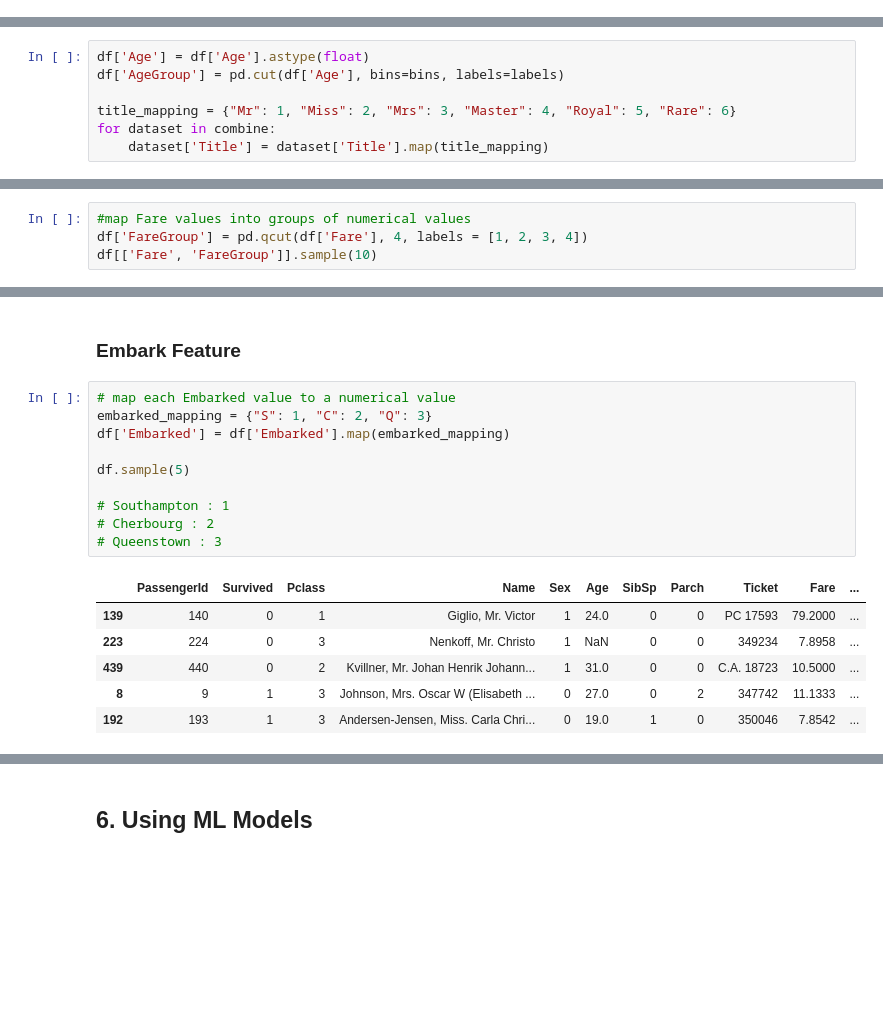
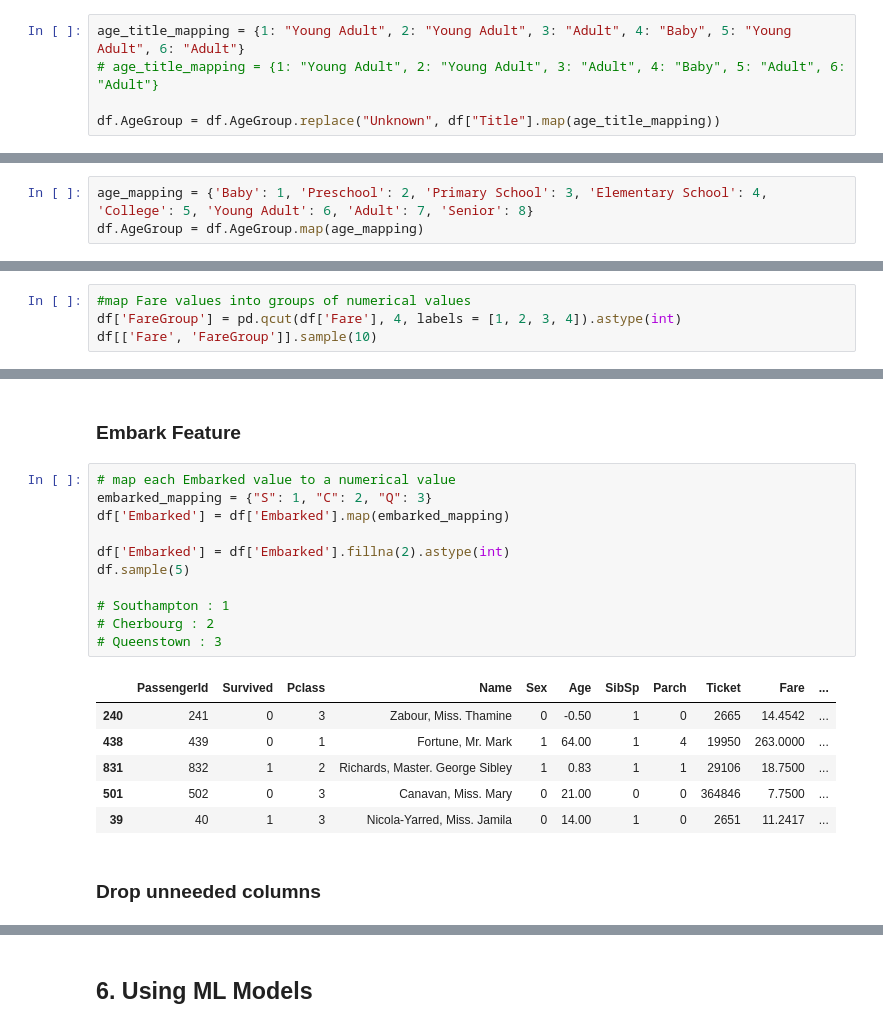
Before and after one commit to toon159/INT638, a Jupyter notebook: INT638.ipynb, the cells around one changed output, grey strips where cells are left out. Cells and saved outputs as stored; diff of their text form; blank space fills up the shorter version.

```diff
--- a/INT638.ipynb
+++ b/INT638.ipynb
@@ -288,0 +425,5 @@ memory usage: 92.9+ KB
+# %%
+age_title_mapping = {1: "Young Adult", 2: "Young Adult", 3: "Adult", 4: "Baby", 5: "Young Adult", 6: "Adult"}
+# age_title_mapping = {1: "Young Adult", 2: "Young Adult", 3: "Adult", 4: "Baby", 5: "Adult", 6: "Adult"}
+
+df.AgeGroup = df.AgeGroup.replace("Unknown", df["Title"].map(age_title_mapping))
@@ -289,3 +450,6 @@ memory usage: 92.9+ KB
+# %%
+age_mapping = {'Baby': 1, 'Preschool': 2, 'Primary School': 3, 'Elementary School': 4, 'College': 5, 'Young Adult': 6, 'Adult': 7, 'Senior': 8}
+df.AgeGroup = df.AgeGroup.map(age_mapping)
 # %% [markdown]
 ### Sex Feature
 # %%
@@ -312,7 +465,0 @@ AttributeError: 'str' object has no attribute 'Name'
-# %%
-df['Age'] = df['Age'].astype(float)
-df['AgeGroup'] = pd.cut(df['Age'], bins=bins, labels=labels)
-
-title_mapping = {"Mr": 1, "Miss": 2, "Mrs": 3, "Master": 4, "Royal": 5, "Rare": 6}
-for dataset in combine:
-    dataset['Title'] = dataset['Title'].map(title_mapping)
@@ -354,6 +496,6 @@ memory usage: 92.9+ KB
 # %%
 #map Fare values into groups of numerical values
-df['FareGroup'] = pd.qcut(df['Fare'], 4, labels = [1, 2, 3, 4])
+df['FareGroup'] = pd.qcut(df['Fare'], 4, labels = [1, 2, 3, 4]).astype(int)
 df[['Fare', 'FareGroup']].sample(10)
 # %% [output]
 |  | Fare | FareGroup |
@@ -402,20 +541,23 @@ sns.barplot(df['hasCabin'], df['Survived'], data=df)
 # %%
 # map each Embarked value to a numerical value
 embarked_mapping = {"S": 1, "C": 2, "Q": 3}
 df['Embarked'] = df['Embarked'].map(embarked_mapping)
 
+df['Embarked'] = df['Embarked'].fillna(2).astype(int)
 df.sample(5)
 
 # Southampton : 1
 # Cherbourg : 2
 # Queenstown : 3
 # %% [output]
 |  | PassengerId | Survived | Pclass | Name | Sex | Age | SibSp | Parch | Ticket | Fare | ... |
-| 139 | 140 | 0 | 1 | Giglio, Mr. Victor | 1 | 24.0 | 0 | 0 | PC 17593 | 79.2000 | ... |
-| 223 | 224 | 0 | 3 | Nenkoff, Mr. Christo | 1 | NaN | 0 | 0 | 349234 | 7.8958 | ... |
-| 439 | 440 | 0 | 2 | Kvillner, Mr. Johan Henrik Johann... | 1 | 31.0 | 0 | 0 | C.A. 18723 | 10.5000 | ... |
-| 8 | 9 | 1 | 3 | Johnson, Mrs. Oscar W (Elisabeth ... | 0 | 27.0 | 0 | 2 | 347742 | 11.1333 | ... |
-| 192 | 193 | 1 | 3 | Andersen-Jensen, Miss. Carla Chri... | 0 | 19.0 | 1 | 0 | 350046 | 7.8542 | ... |
+| 240 | 241 | 0 | 3 | Zabour, Miss. Thamine | 0 | -0.50 | 1 | 0 | 2665 | 14.4542 | ... |
+| 438 | 439 | 0 | 1 | Fortune, Mr. Mark | 1 | 64.00 | 1 | 4 | 19950 | 263.0000 | ... |
+| 831 | 832 | 1 | 2 | Richards, Master. George Sibley | 1 | 0.83 | 1 | 1 | 29106 | 18.7500 | ... |
+| 501 | 502 | 0 | 3 | Canavan, Miss. Mary | 0 | 21.00 | 0 | 0 | 364846 | 7.7500 | ... |
+| 39 | 40 | 1 | 3 | Nicola-Yarred, Miss. Jamila | 0 | 14.00 | 1 | 0 | 2651 | 11.2417 | ... |
+# %% [markdown]
+### Drop unneeded columns
 # %%
 df.columns
 # %% [output]
```
Also changed, not shown: parts of 43 cells of this notebook.
